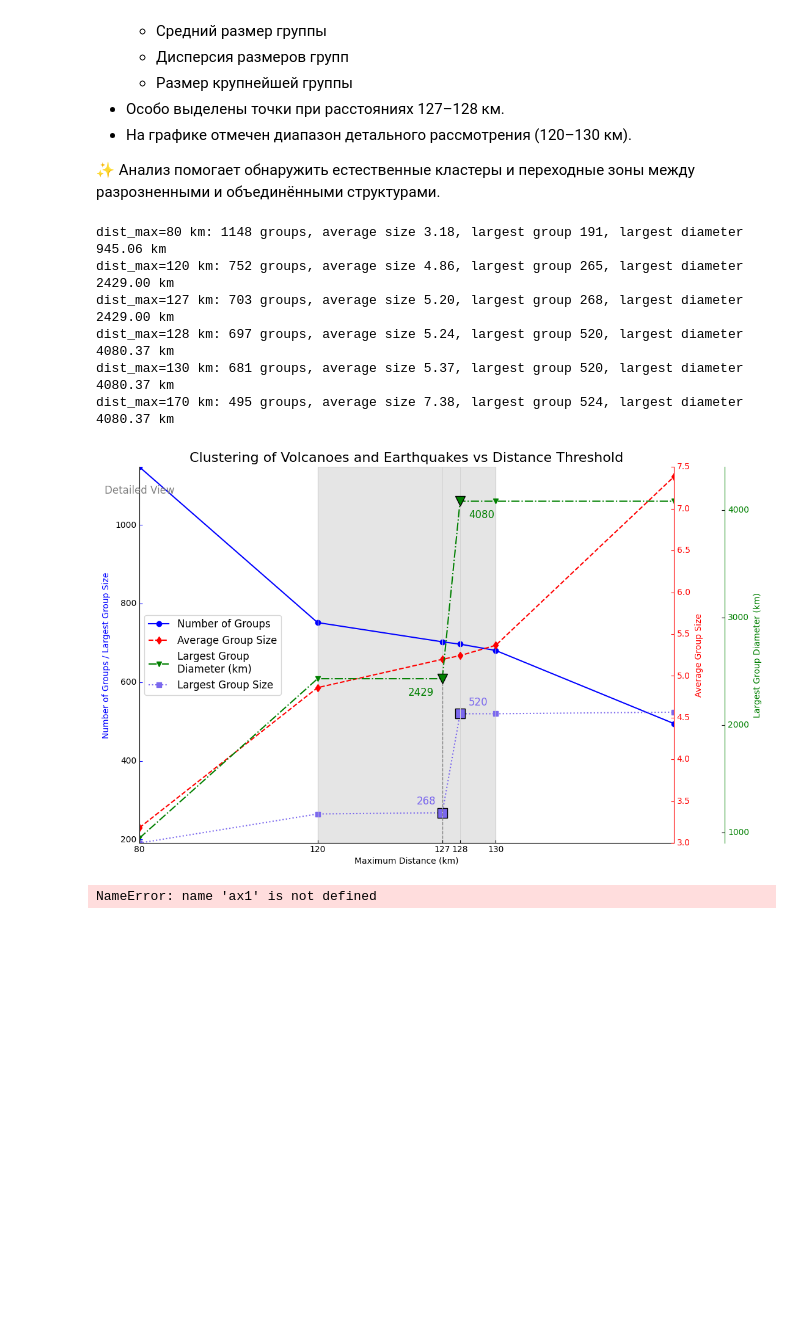
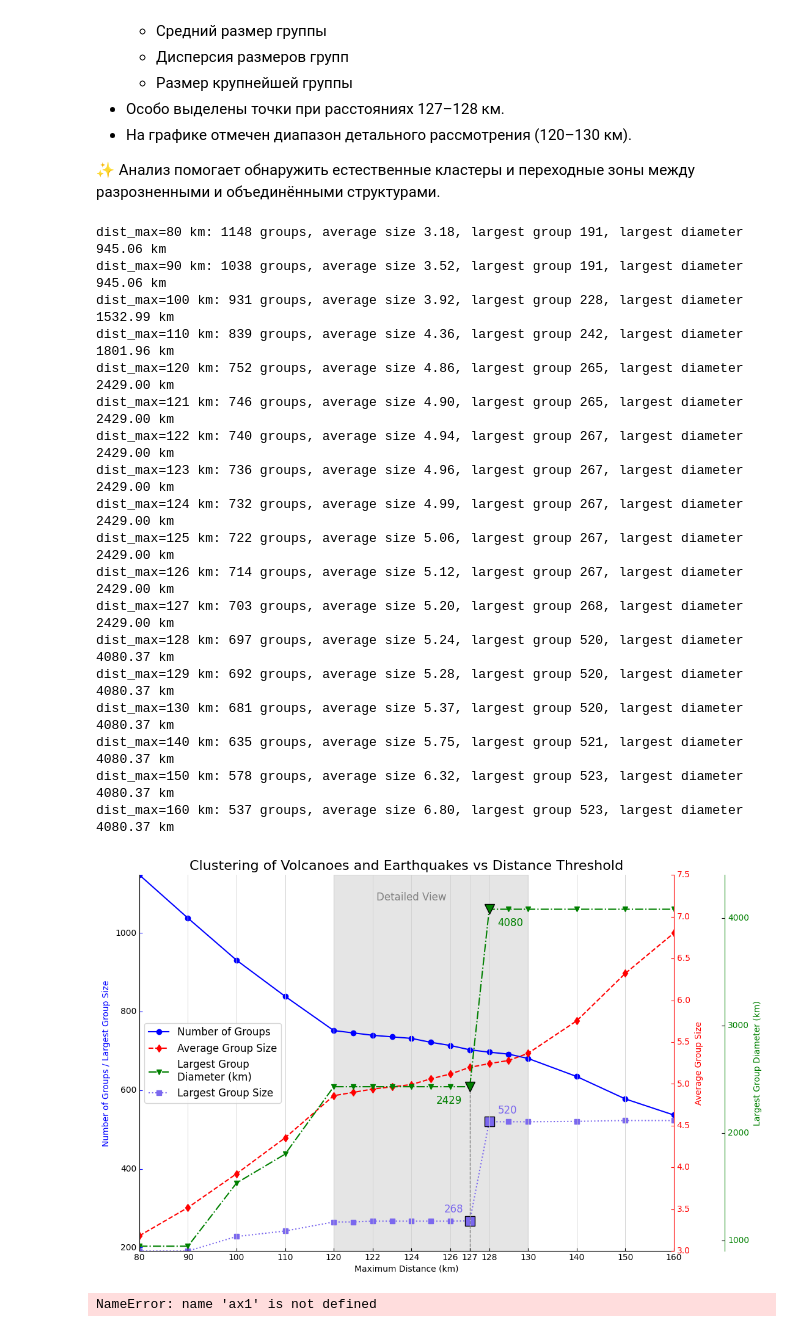
Before and after one commit to componavt/volcano_wikidata, a Jupyter notebook: src/volcano_earthquake_clustering.ipynb, the cells around one changed output. Saved outputs shown, nothing was run; the diff lists cells and outputs as text; code cells hidden in the pictures; blank space fills up the shorter version.

```diff
--- a/src/volcano_earthquake_clustering.ipynb
+++ b/src/volcano_earthquake_clustering.ipynb
@@ -28,12 +28,12 @@ f_earthquake = "earthquakes_2023.csv"
 
 # шаг 10 для диапазона 80-170, но шаг 2 для диапазона 120-130, чтобы увидеть на графике локальный изгиб
 # [80, 90, 100, 110, 120, 121, 122, 123, 124, 125, 126, 127, 128, 129, 130, 140, 150, 160]
-#distances_max_list = list(range(80, 120, 10)) + list(range(120, 130, 1)) + list(range(130, 170, 10))
+distances_max_list = list(range(80, 120, 10)) + list(range(120, 130, 1)) + list(range(130, 170, 10))
 
 # fast: шаг 40 для диапазона 80-170, но шаг 5 для диапазона 120-130, чтобы увидеть на графике локальный изгиб
 # [80, 120, 127, 128, 130, 170]
 #distances_max_list = list(range(80, 121, 40)) + [125] + list(range(127, 129, 1)) + list(range(130, 171, 40))
-distances_max_list = list(range(80, 121, 40))          + list(range(127, 129, 1)) + list(range(130, 171, 40))
+#distances_max_list = list(range(80, 121, 40))          + list(range(127, 129, 1)) + list(range(130, 171, 40))
 
 print(distances_max_list)
 # %% [output]
@@ -317,7 +317,7 @@ par2.annotate(f"{int(scaled_largest_diameter[highlight_idx[1]] * 1000)}", xy=(re
 # Highlight the range 120-130 km
 host.axvspan(real_to_new_x[120], real_to_new_x[130], color='grey', alpha=0.2)
 ymin, ymax = host.get_ylim()
-host.text(63, ymax * 0.95 - 10, 'Detailed View', ha='center', fontsize=12, color='grey')
+host.text(68, ymax * 0.95 - 7, 'Detailed View', ha='center', fontsize=12, color='grey')
 
 
 
@@ -337,35 +337,47 @@ for tick in selected_xticks:
         host.axvline(x=real_to_new_x[tick], color='lightgrey', linestyle='-', linewidth=0.7)
 
 
 # Draw a short custom vertical line at x=127
 if 127 in real_to_new_x:
     host.plot([real_to_new_x[127], real_to_new_x[127]], [191, 600],
               color='grey', linestyle='--', linewidth=1)
 
 
 
 
 # Legend
 lines = [p1, p3, p4, p2]
 #labels = [l.get_label() for l in lines]
 labels = [p1.get_label(), p3.get_label(), "Largest Group\nDiameter (km)", p2.get_label()]
 host.legend(lines, labels, loc='center left', fontsize=12) # loc='lower right'
 
 # Hide top and right spines to remove horizontal frame lines
 for spine in host.spines.values():
     spine.set_visible(False)
 
 plt.title('Clustering of Volcanoes and Earthquakes vs Distance Threshold', fontsize=16)
 # plt.grid(True)
 plt.show()
 # %% [output]
 dist_max=80 km: 1148 groups, average size 3.18, largest group 191, largest diameter 945.06 km
+dist_max=90 km: 1038 groups, average size 3.52, largest group 191, largest diameter 945.06 km
+dist_max=100 km: 931 groups, average size 3.92, largest group 228, largest diameter 1532.99 km
+dist_max=110 km: 839 groups, average size 4.36, largest group 242, largest diameter 1801.96 km
 dist_max=120 km: 752 groups, average size 4.86, largest group 265, largest diameter 2429.00 km
+dist_max=121 km: 746 groups, average size 4.90, largest group 265, largest diameter 2429.00 km
+dist_max=122 km: 740 groups, average size 4.94, largest group 267, largest diameter 2429.00 km
+dist_max=123 km: 736 groups, average size 4.96, largest group 267, largest diameter 2429.00 km
+dist_max=124 km: 732 groups, average size 4.99, largest group 267, largest diameter 2429.00 km
+dist_max=125 km: 722 groups, average size 5.06, largest group 267, largest diameter 2429.00 km
+dist_max=126 km: 714 groups, average size 5.12, largest group 267, largest diameter 2429.00 km
 dist_max=127 km: 703 groups, average size 5.20, largest group 268, largest diameter 2429.00 km
 dist_max=128 km: 697 groups, average size 5.24, largest group 520, largest diameter 4080.37 km
+dist_max=129 km: 692 groups, average size 5.28, largest group 520, largest diameter 4080.37 km
 dist_max=130 km: 681 groups, average size 5.37, largest group 520, largest diameter 4080.37 km
-dist_max=170 km: 495 groups, average size 7.38, largest group 524, largest diameter 4080.37 km
+dist_max=140 km: 635 groups, average size 5.75, largest group 521, largest diameter 4080.37 km
+dist_max=150 km: 578 groups, average size 6.32, largest group 523, largest diameter 4080.37 km
+dist_max=160 km: 537 groups, average size 6.80, largest group 523, largest diameter 4080.37 km
-[figure, old version]
+[figure, new version]
 # %%
 # добавить текстовые подписи к точкам на всех кривых, но только для x=127 и x=128
 # 📜 Полный код для аннотаций на графике
```
Also changed, not shown: parts of 2 cells of this notebook.
